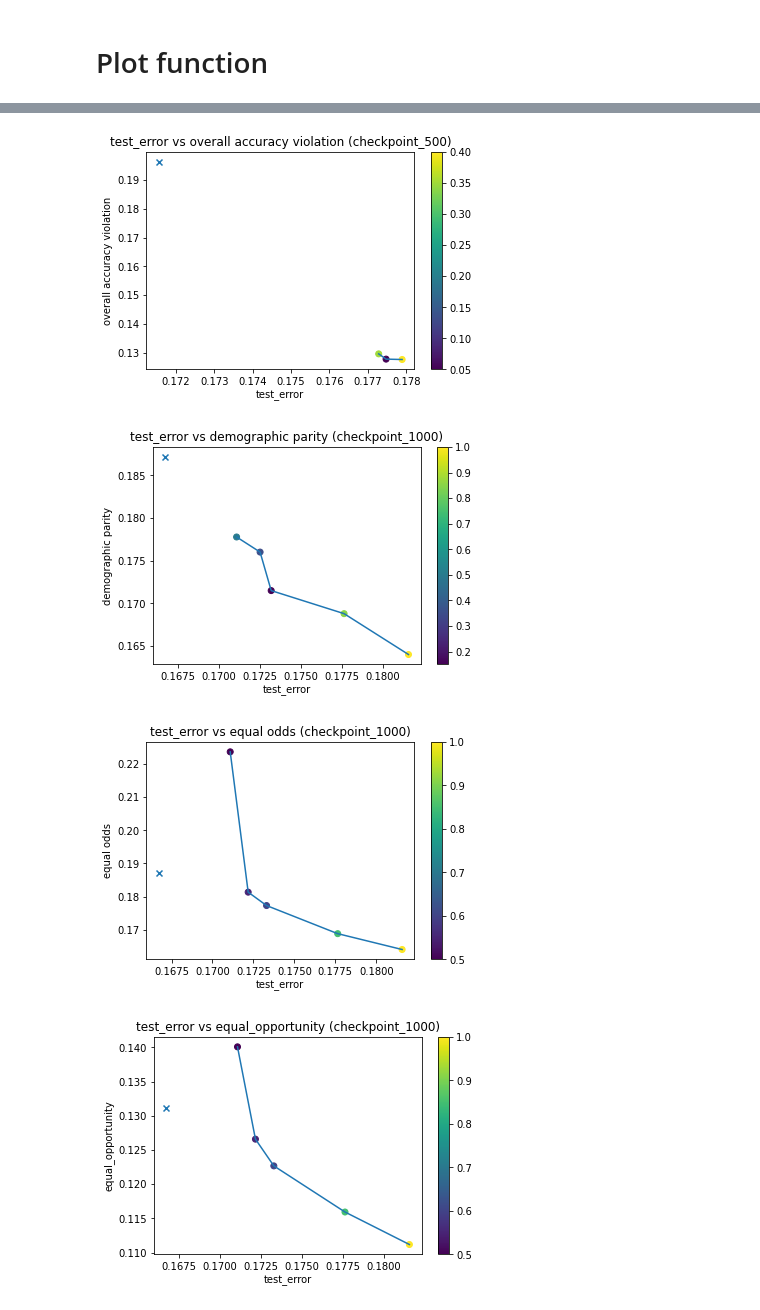
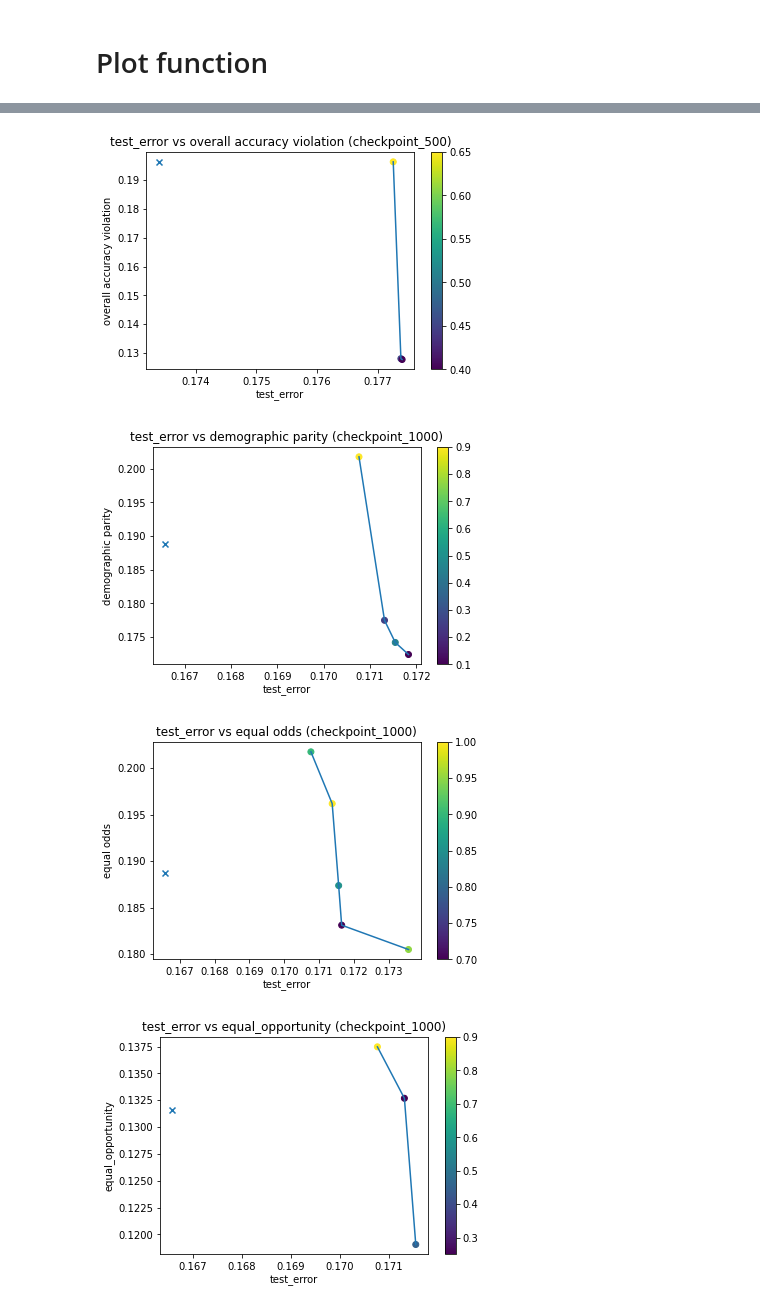
Before and after one commit to laurakn/undergrad_research_2022, a Jupyter notebook: Ruoyu/plot/Make_Plot.ipynb, the cells around one changed output, grey strips where cells are left out. Drawn from its saved outputs; the diff is of its cells as text; code cells hidden in the pictures.

Commit message:
Fix bug and update Equal_Odds

```diff
--- a/Ruoyu/plot/Make_Plot.ipynb
+++ b/Ruoyu/plot/Make_Plot.ipynb
@@ -5,8 +5,8 @@ import matplotlib.pyplot as plt
 # %%
 BASELINE_500_PATH = "ruoyu/Random_Sampling_500.csv"
 BASELINE_1000_PATH = "ruoyu/Random_Sampling_1000.csv"
-R_half_PATH = "ruoyu/Shekhar_0.4 to 1_01_loss.csv"
-L_half_PATH = "lawrence/01_loss_Shekhar.csv"
+R_half_PATH = "ruoyu/Shekhar_0.4 to 1_Equal_opportunity.csv"
+L_half_PATH = "lawrence/equal_oppo_Shekhar.csv"
 # %% [markdown]
 ## Read data
 # %%
@@ -152,5 +152,5 @@ def make_plot(
                 plt.scatter(baseline_1000[x_var], baseline_1000[metric], marker='x')
             plt.savefig(f"{x_var} vs {metric} ({key})___Train_On_{y_var_const}")
 # %%
-make_plot('test_error', 'Sh_Overall_Accuracy', df_per_checkpoint)
+make_plot('test_error', 'Shekhar_Equal_Opportunity', df_per_checkpoint)
 # %% [output]
@@ -160,4 +160,4 @@ make_plot('test_error', 'Sh_Overall_Accuracy', df_per_checkpoint)
-[figure, old version]
+[figure, new version]
-[figure, old version]
+[figure, new version]
-[figure, old version]
+[figure, new version]
-[figure, old version]
+[figure, new version]
```
Also changed, not shown: parts of 3 cells of this notebook, 28 other files.
